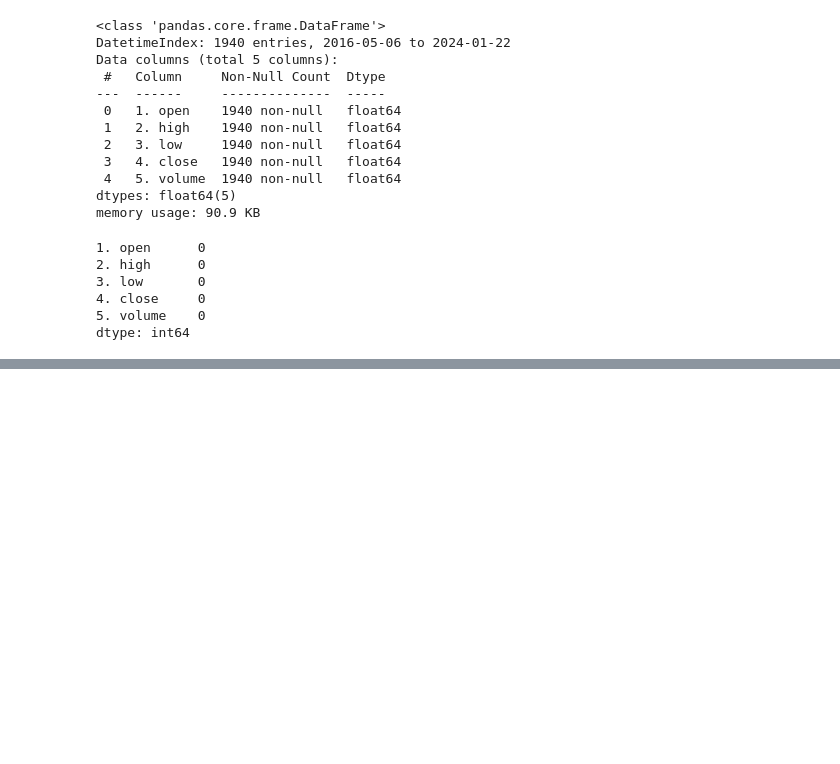
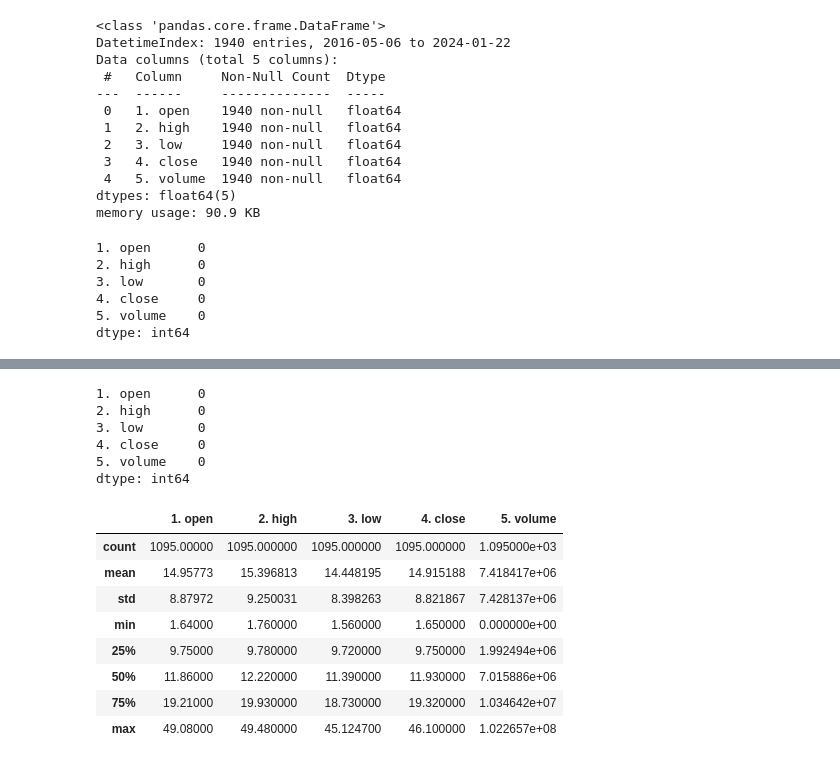
Before and after one commit to omnidox/Stock-Price-Prediction-Project, a Jupyter notebook: Stock_Prediction.ipynb, the cells around one changed output, grey strips where cells are left out. Drawn from its saved outputs; the diff is of its cells as text; code cells hidden in the pictures; blank space fills up the shorter version.

```diff
--- a/Stock_Prediction.ipynb
+++ b/Stock_Prediction.ipynb
@@ -330,0 +358,21 @@ dtype: int64
+# %%
+stock_data['SNAP'].isna().sum()
+# %% [output]
+1. open      0
+2. high      0
+3. low       0
+4. close     0
+5. volume    0
+dtype: int64
+# %%
+stock_data['CHPT'].describe()
+# %% [output]
+|  | 1. open | 2. high | 3. low | 4. close | 5. volume |
+| count | 1095.00000 | 1095.000000 | 1095.000000 | 1095.000000 | 1.095000e+03 |
+| mean | 14.95773 | 15.396813 | 14.448195 | 14.915188 | 7.418417e+06 |
+| std | 8.87972 | 9.250031 | 8.398263 | 8.821867 | 7.428137e+06 |
+| min | 1.64000 | 1.760000 | 1.560000 | 1.650000 | 0.000000e+00 |
+| 25% | 9.75000 | 9.780000 | 9.720000 | 9.750000 | 1.992494e+06 |
+| 50% | 11.86000 | 12.220000 | 11.390000 | 11.930000 | 7.015886e+06 |
+| 75% | 19.21000 | 19.930000 | 18.730000 | 19.320000 | 1.034642e+07 |
+| max | 49.08000 | 49.480000 | 45.124700 | 46.100000 | 1.022657e+08 |
```
Also changed, not shown: parts of 8 cells of this notebook, 1 other file.
